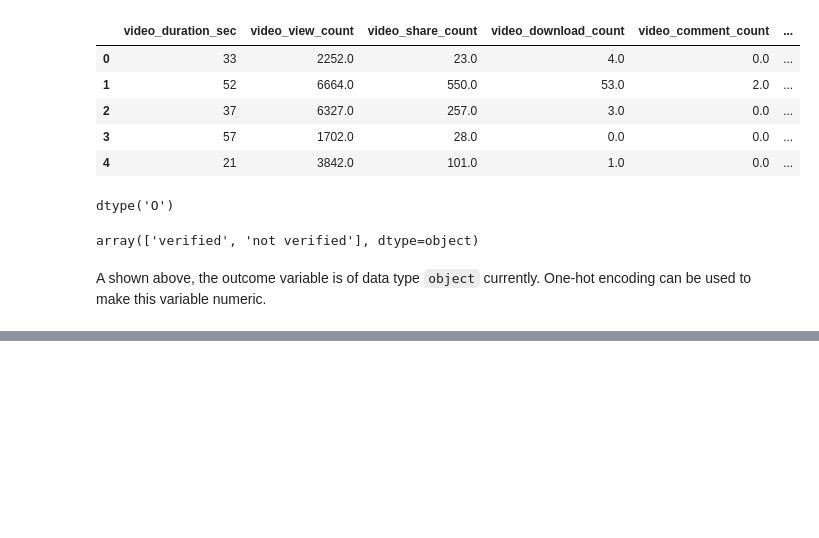
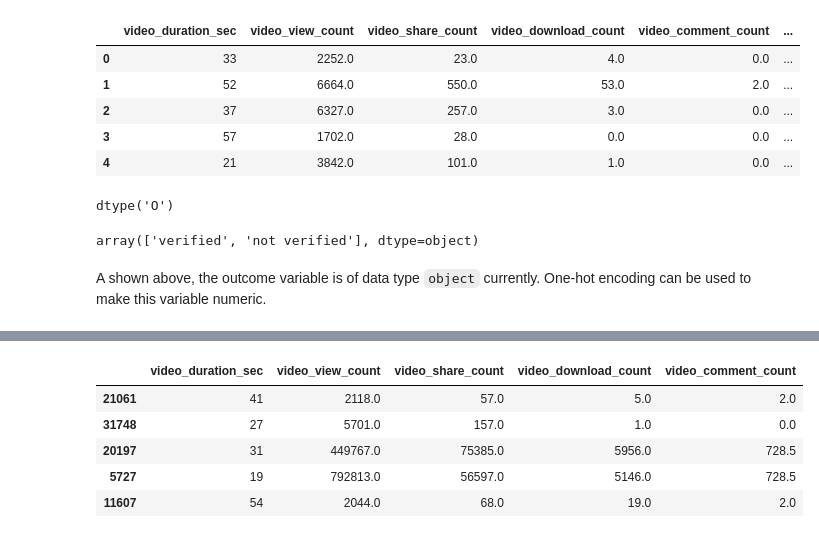
Before and after one commit to Mustafa777Xo/TikTok, a Jupyter notebook: tiktok_classfication.ipynb, the cells around one changed output, grey strips where cells are left out. Saved outputs shown, nothing was run; the diff lists cells and outputs as text; code cells hidden in the pictures; blank space fills up the shorter version.

```diff
--- a/tiktok_classfication.ipynb
+++ b/tiktok_classfication.ipynb
@@ -745,0 +804,10 @@ A shown above, the outcome variable is of data type `object` currently. One-hot
+# %%
+# Display first few rows of `X_test` with `claim_status` and `author_ban_status` columns dropped (since these features are being transformed to numeric)
+X_test.drop(columns=["claim_status", "author_ban_status"]).head()
+# %% [output]
+|  | video_duration_sec | video_view_count | video_share_count | video_download_count | video_comment_count |
+| 21061 | 41 | 2118.0 | 57.0 | 5.0 | 2.0 |
+| 31748 | 27 | 5701.0 | 157.0 | 1.0 | 0.0 |
+| 20197 | 31 | 449767.0 | 75385.0 | 5956.0 | 728.5 |
+| 5727 | 19 | 792813.0 | 56597.0 | 5146.0 | 728.5 |
+| 11607 | 54 | 2044.0 | 68.0 | 19.0 | 2.0 |
```
Also changed, not shown: parts of 10 cells of this notebook.
